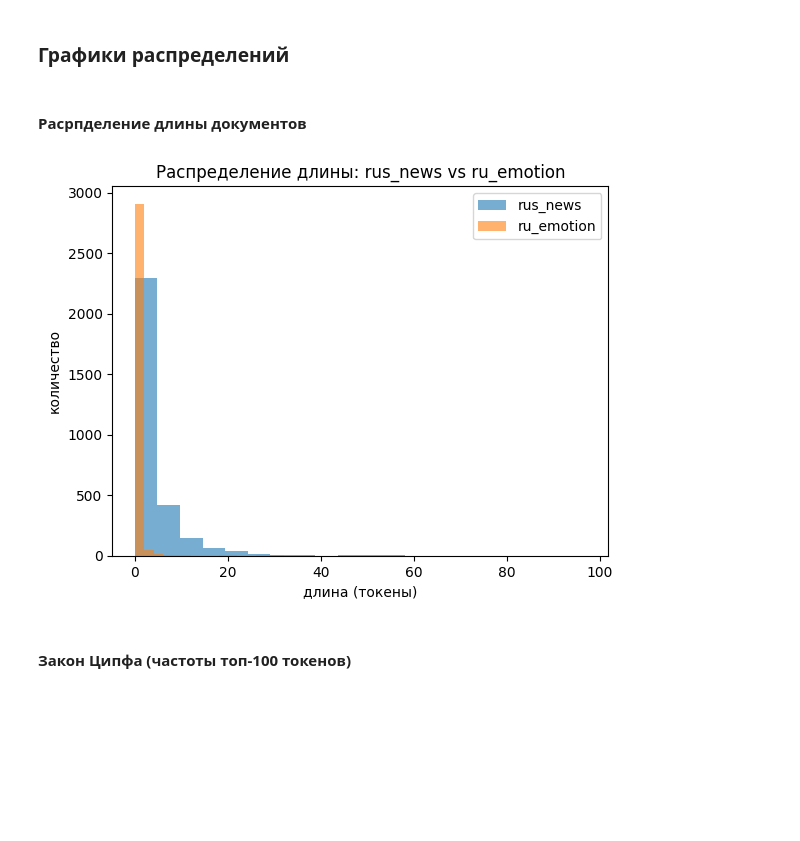
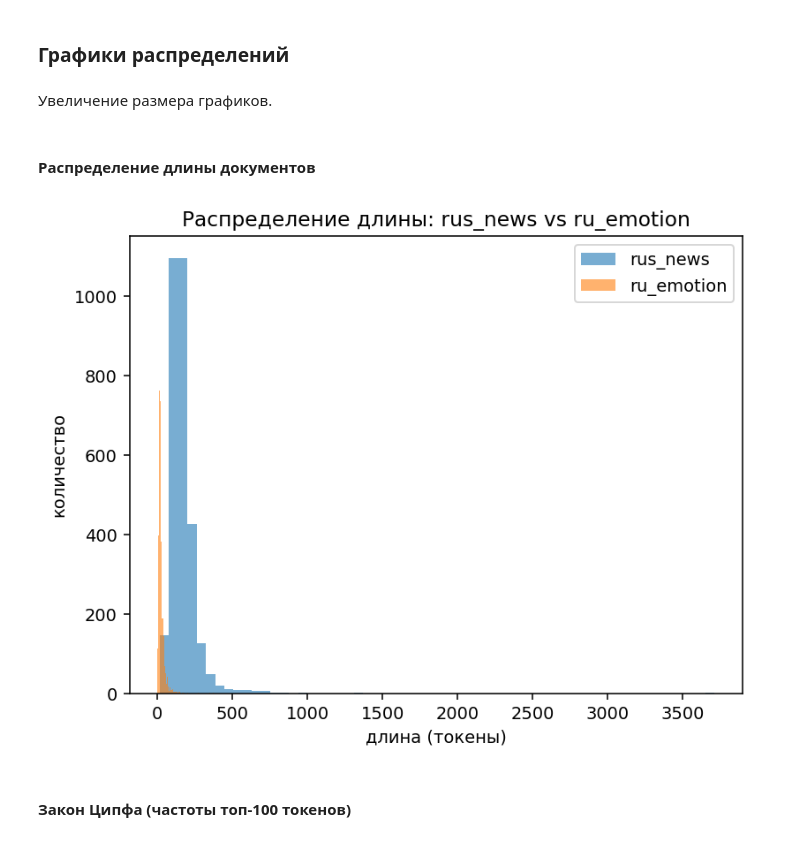
Before and after one commit to liminalvoid/nlp, a Jupyter notebook: sem_2.ipynb, the cells around one changed output. Drawn from its saved outputs; the diff is of its cells as text; code cells hidden in the pictures; blank space fills up the shorter version.

```diff
--- a/sem_2.ipynb
+++ b/sem_2.ipynb
@@ -69,8 +69,8 @@ from collections import Counter
 from typing import List
 
 
-TOKEN_RE = re.compile(r"[A-Za-z']+")
-simple_tokenize = lambda text: TOKEN_RE.findall(text.lower())
+TOKEN_RE = re.compile(r"[А-Яа-яЁё]+(?:-[А-Яа-яЁё]+)?")
+simple_tokenize = lambda text, regex: regex.findall(text.lower())
 
 
 def log_odds_with_smoothing(counts_a: Counter, counts_b: Counter, alpha: float = 0.1):
@@ -89,32 +89,22 @@ def log_odds_with_smoothing(counts_a: Counter, counts_b: Counter, alpha: float =
     return deltas
 
 
-def count_tokens(texts):
-    c = Counter()
-
+def get_tokens(texts, regex=TOKEN_RE):
     for t in texts:
         if t:
-            c.update(simple_tokenize(t.lower()))
-
-    return c
-
-
-def
+            yield from simple_tokenize(t, regex)
 
 
 def top_log_odds_words(
-        texts_a: List[str],
-        texts_b: List[str],
+        texts_a: Counter,
+        texts_b: Counter,
         top_n: int = 25,
         alpha: float = 0.1
 ):
     """
     Функция для калькуляции log-odds для токенов.
     """
-    ca = count_tokens(texts_a)
-    cb = count_tokens(texts_b)
-
-    deltas = log_odds_with_smoothing(ca, cb, alpha=alpha)
+    deltas = log_odds_with_smoothing(texts_a, texts_b, alpha=alpha)
     pos = sorted(deltas.items(), key=lambda x: x[1], reverse=True)[:top_n]
     neg = sorted(deltas.items(), key=lambda x: x[1])[:top_n]
 
@@ -172,31 +167,35 @@ display(pd.DataFrame(neg, columns=["word", "∆(emotion - rus_news)"]))
 # %% [markdown]
 ### Графики распределений
+# %% [markdown]
+Увеличение размера графиков.
+# %%
+plt.rcParams["figure.dpi"] = 140
 # %% [markdown]
-#### Расрпделение длины документов
+#### Распределение длины документов
 # %%
 import matplotlib.pyplot as plt
 
 
 plt.figure()
 plt.hist(
-    [len(simple_tokenize(t)) for t in rus_news_train],
-    bins=20,
+    [len(simple_tokenize(t, TOKEN_RE)) for t in rus_news_train if t],
+    bins=60,
     alpha=0.6,
     label="rus_news",
 )
 plt.hist(
-    [len(simple_tokenize(t)) for t in emotion_train],
-    bins=20,
+    [len(simple_tokenize(t, TOKEN_RE)) for t in emotion_train if t],
+    bins=60,
     alpha=0.6,
     label="ru_emotion",
 )
 plt.legend()
 plt.title("Распределение длины: rus_news vs ru_emotion")
 plt.xlabel("длина (токены)")
 plt.ylabel("количество")
 plt.show()
 # %% [output]
-[figure, old version]
+[figure, new version]
 # %% [markdown]
 #### Закон Ципфа (частоты топ-100 токенов)
 # %%
```
Also changed, not shown: parts of 20 cells of this notebook.
